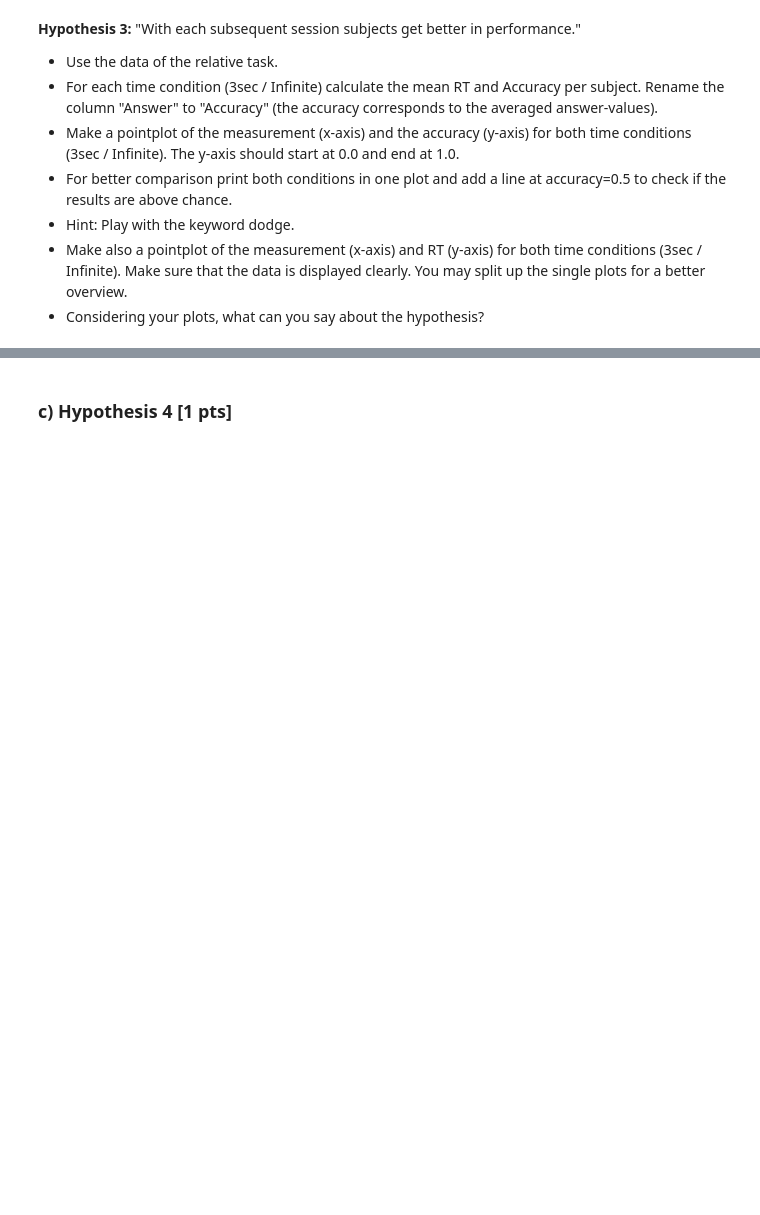
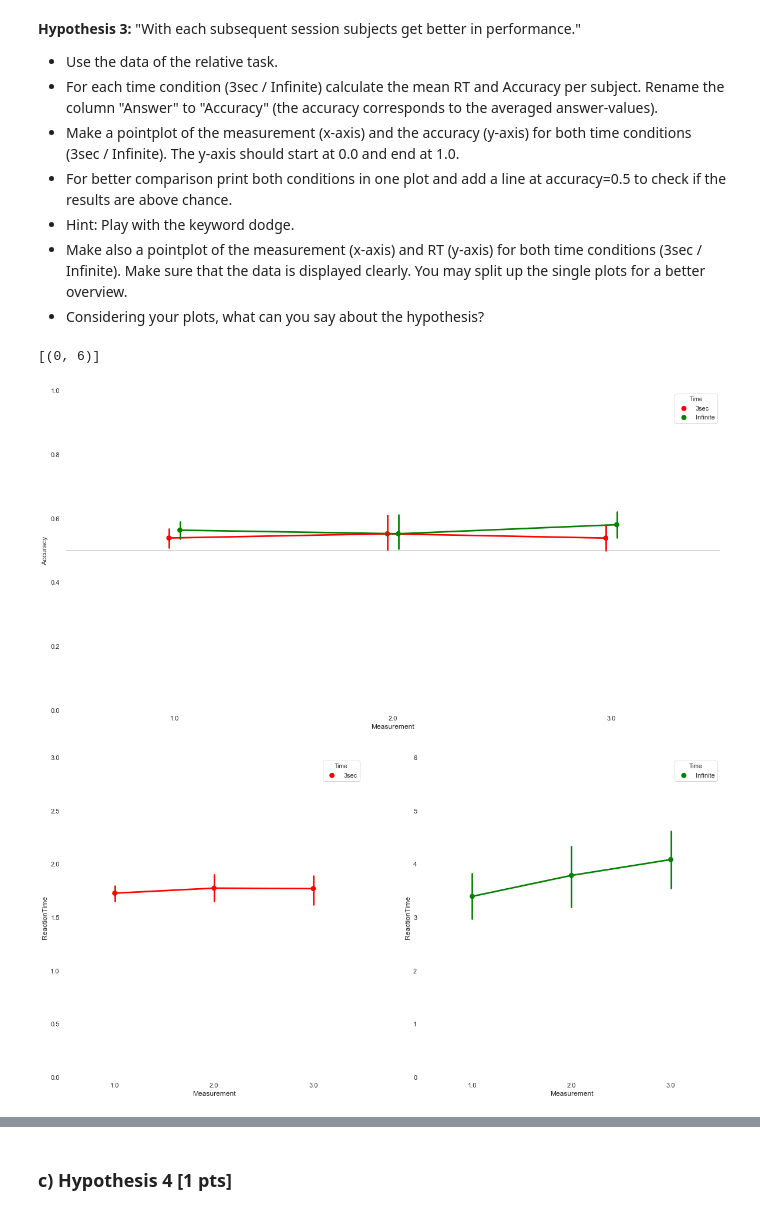
Before and after one commit to NBP-ACC/week-5-acc_3, a Jupyter notebook: sheet03_nadja.ipynb, the cells around one changed output, grey strips where cells are left out. Cells and saved outputs as stored; diff of their text form; code cells hidden in the pictures; blank space fills up the shorter version.

Commit message:
Task 2 complete

```diff
--- a/sheet03_nadja.ipynb
+++ b/sheet03_nadja.ipynb
@@ -251,15 +251,11 @@ The violin plots of task types "Relative" and "Pointing" do not suffer from outl
 - Make a scatterplot of the mean RT (x-axis) and the accuracy (y-axis) for the time condition "3sec".
 - Make a second scatterplot and add a simple linear regression line to it. Calculate the slope of the regression line (you are allowed to use scipy).
 - Considering your results, what can you say about the hypothesis?
-# %%
-# drop columns which are not necessary
-df_relative_sec = df_relative_sec.drop(['AngularDiffBin', 'Measurement'], axis=1)
-df_relative_inf = df_relative_inf.drop(['AngularDiffBin', 'Measurement'], axis=1)
 # %%
 # calculate mean reaction time for time condition "3sec"
-df_relative_sec_mean = df_relative_sec.groupby(['Subject']).mean()
+df_relative_sec_mean = df_relative_sec.groupby(['Subject', 'Task', 'Time'], as_index = False).mean()
 # calculate mean reaction time for time condition "Infinite"
-df_relative_inf_mean = df_relative_inf.groupby(['Subject']).mean()
+df_relative_inf_mean = df_relative_inf.groupby(['Subject', 'Task', 'Time'], as_index = False).mean()
 # rename "Answer" to "Accuracy"
 df_relative_sec_mean = df_relative_sec_mean.rename(columns = {'Answer':'Accuracy'})
 df_relative_inf_mean = df_relative_inf_mean.rename(columns = {'Answer':'Accuracy'})
@@ -362,0 +340,30 @@ ax.axhline(y = 0.5, color = 'gray', linewidth = 0.5)
+# %%
+# the needed data (measurement and accuracy) is already stored in df_relative_sec_mean and df_relative_inf_mean from task before
+
+# concatenate the data for relative task
+df_relative = pd.concat([df_relative_sec_mean, df_relative_inf_mean])
+
+# create axes
+fig, ax1 = plt.subplots(figsize=(20, 10), ncols = 1)
+
+# create a pointplot comparing measurement and accuracy of relative task type
+sns.pointplot(data = df_relative, x = 'Measurement', y = 'Accuracy', hue = 'Time', palette = ['red', 'green'], dodge = True, ax = ax1)
+# set appropriate y-axis range
+ax1.set(ylim = (0, 1))
+# draw a line at accuracy=50%
+ax1.axhline(y = 0.5, color = 'gray', linewidth = 0.5)
+
+# create axes
+fig, ax2 = plt.subplots(figsize=(20, 10), ncols = 2)
+# create a pointplot comparing measurement and reaction time of relative task type (time condition "3sec")
+sns.pointplot(data = df_relative_sec_mean, x = 'Measurement', y = 'ReactionTime', hue = 'Time', palette = ['red'], dodge = True, ax = ax2[0])
+# set appropriate y-axis range
+ax2[0].set(ylim = (0, 3))
+# create a pointplot comparing measurement and reaction time of relative task type (time condition "Infinite")
+sns.pointplot(data = df_relative_inf_mean, x = 'Measurement', y = 'ReactionTime', hue = 'Time', palette = ['green'], dodge = True, ax = ax2[1])
+# set appropriate y-axis range
+ax2[1].set(ylim = (0, 6))
+# %% [output]
+[(0, 6)]
+[figure, added]
+[figure, added]
```
Also changed, not shown: parts of 8 cells of this notebook.
